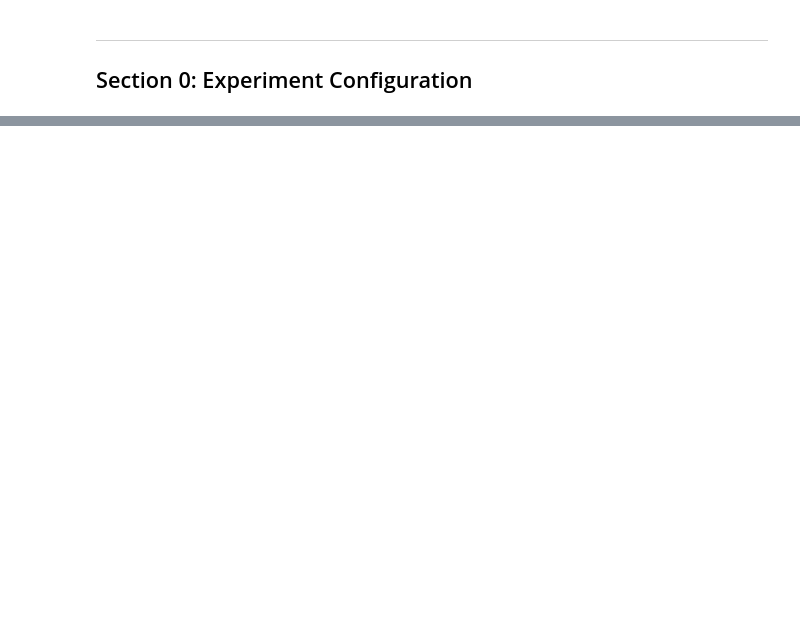
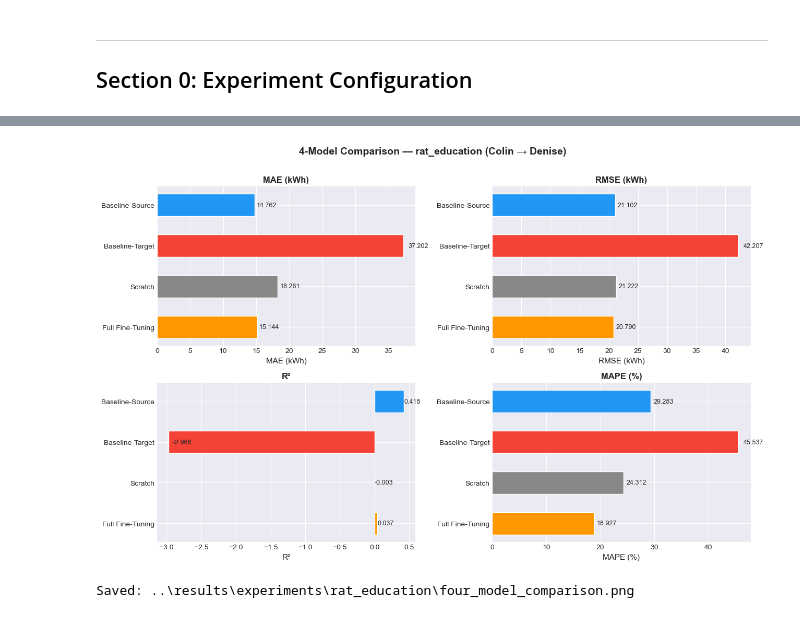
Before and after one commit to cdfelixj/energy-transfer-learning, a Jupyter notebook: notebooks/model_evaluation_analysis.ipynb, the cells around one changed output, grey strips where cells are left out. Cells and saved outputs as stored; diff of their text form; code cells hidden in the pictures; blank space fills up the shorter version.

```diff
--- a/notebooks/model_evaluation_analysis.ipynb
+++ b/notebooks/model_evaluation_analysis.ipynb
@@ -1948,0 +176,30 @@ else:
+# %%
+metrics       = ['mae', 'rmse', 'r2', 'mape']
+metric_labels = {'mae': 'MAE (kWh)', 'rmse': 'RMSE (kWh)', 'r2': 'R²', 'mape': 'MAPE (%)'}
+
+fig, axes = plt.subplots(2, 2, figsize=(13, 8))
+axes = axes.flatten()
+
+for ax, metric in zip(axes, metrics):
+    models = rat_comp['model'].tolist()
+    vals   = rat_comp[metric].tolist()
+    colors = [MODEL_COLORS[m] for m in models]
+    bars   = ax.barh(models, vals, color=colors, edgecolor='white', height=0.55)
+    ax.set_xlabel(metric_labels[metric], fontsize=11)
+    ax.set_title(metric_labels[metric], fontsize=12, fontweight='bold')
+    for bar, val in zip(bars, vals):
+        ax.text(bar.get_width() + abs(bar.get_width()) * 0.02,
+                bar.get_y() + bar.get_height() / 2,
+                f'{val:.3f}', va='center', fontsize=9)
+    ax.invert_yaxis()
+
+plt.suptitle('4-Model Comparison — rat_education (Colin → Denise)',
+             fontsize=14, fontweight='bold', y=1.01)
+plt.tight_layout()
+out = EXP_DIR / 'rat_education' / 'four_model_comparison.png'
+plt.savefig(out, dpi=150, bbox_inches='tight')
+plt.show()
+print(f'Saved: {out}')
+# %% [output]
+[figure, added]
+Saved: ..\results\experiments\rat_education\four_model_comparison.png
```
Also changed, not shown: parts of 101 cells of this notebook, 59 other files.
